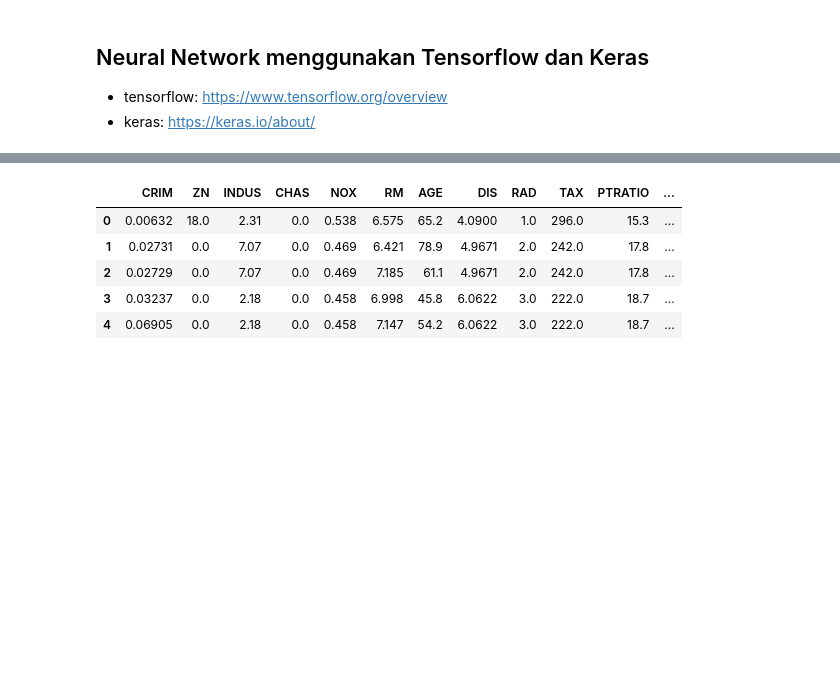
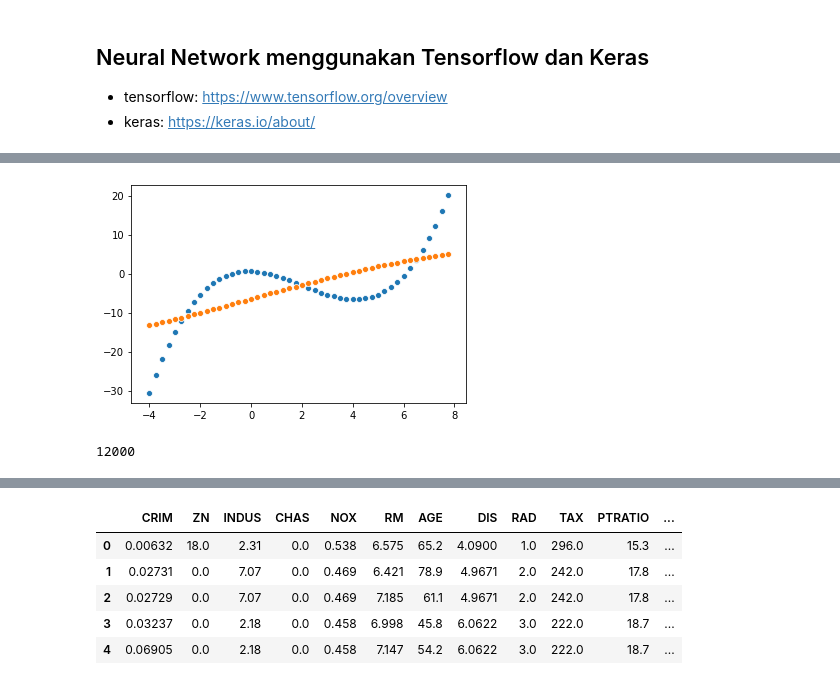
Before and after one commit to sakerajunior/ptpjb, a Jupyter notebook: 13 Pendahuluan Deep Learning.ipynb, the cells around one changed output, grey strips where cells are left out. Cells and saved outputs as stored; diff of their text form; code cells hidden in the pictures; blank space fills up the shorter version.

```diff
--- a/13 Pendahuluan Deep Learning.ipynb
+++ b/13 Pendahuluan Deep Learning.ipynb
@@ -57,0 +129,17 @@ import seaborn as sns
+# %%
+y_pred = model.predict(X_train)
+p = sns.scatterplot(x = X_train, y = y_train)
+p = sns.scatterplot(x = X_train, y = y_pred[:,0])
+# %% [output]
+[figure, added]
+# %%
+x = np.arange(-4, 8, 0.001)
+
+X_train = x
+
+# Calculate Target : 0.2x^3-1.2x^2-0.2x+0.6
+y_train = 0.2*x**3-1.2*x**2-0.2*x+0.6
+
+len(x)
+# %% [output]
+12000
```
Also changed, not shown: parts of 14 cells of this notebook, 12 other files.
